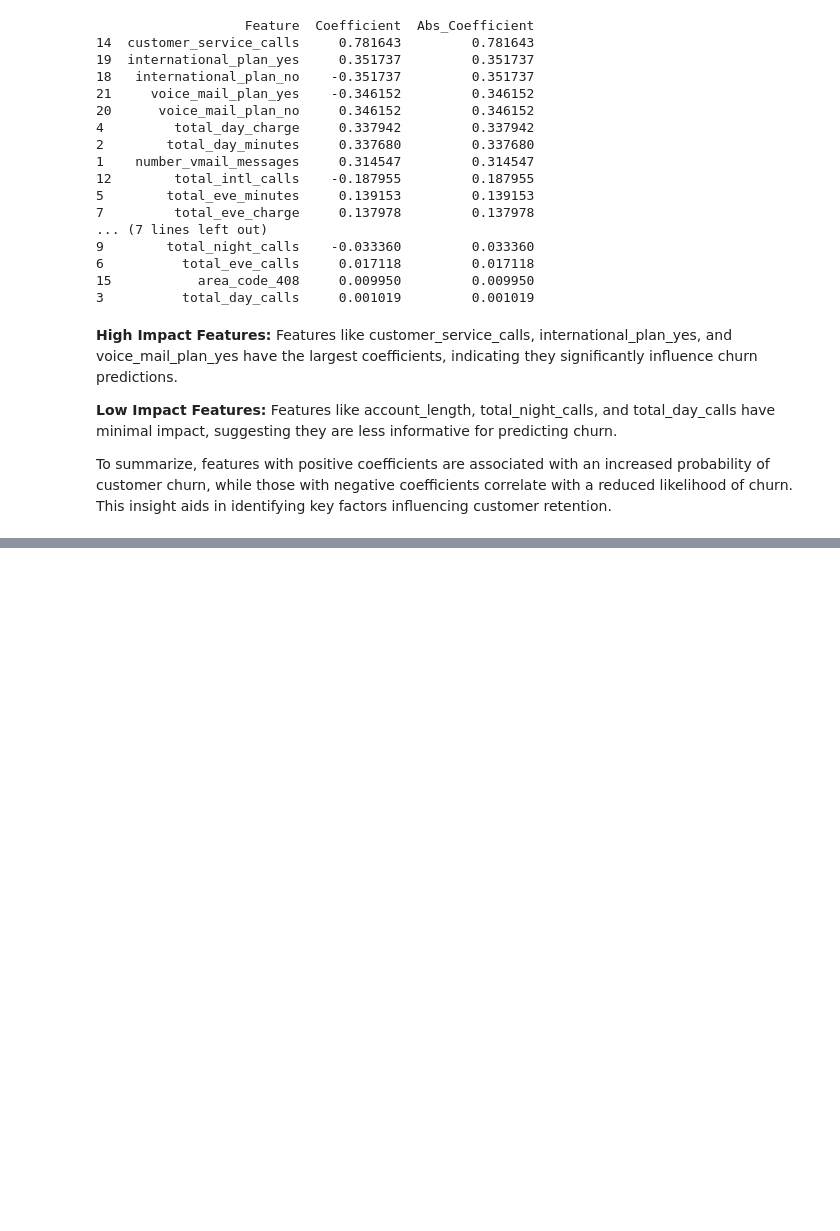
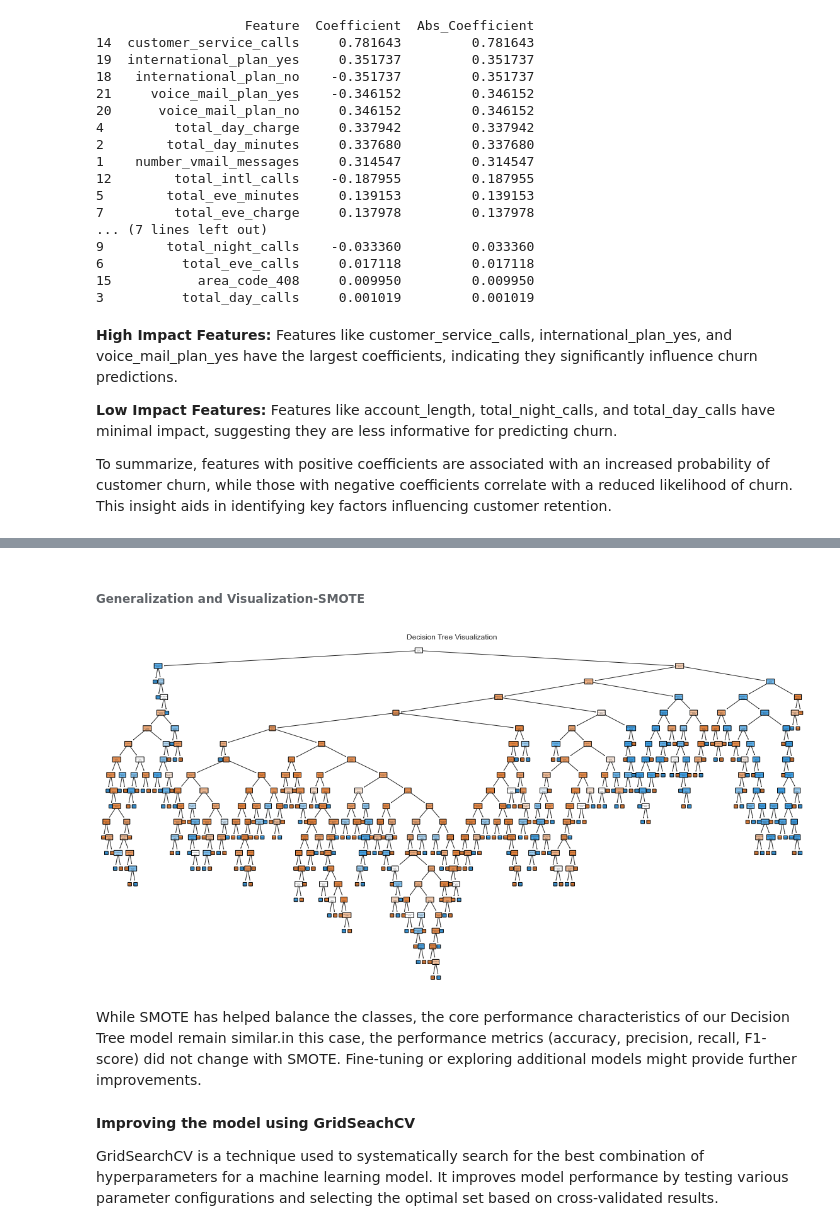
Before and after one commit to Annolyne/Phase3_Project, a Jupyter notebook: index.ipynb, the cells around one changed output, grey strips where cells are left out. Drawn from its saved outputs; the diff is of its cells as text; code cells hidden in the pictures; blank space fills up the shorter version.

```diff
--- a/index.ipynb
+++ b/index.ipynb
@@ -916,0 +973,25 @@ To summarize, features with positive coefficients are associated with an increas
+# %%
+# Apply SMOTE to the training data
+smote = SMOTE(random_state=42)
+X_train_smote, y_train_smote = smote.fit_resample(X_train, y_train)
+
+# Train the Decision Tree Classifier on the oversampled data
+dt_smote = DecisionTreeClassifier(random_state=42)
+dt_smote.fit(X_train_smote, y_train_smote)
+
+# Make predictions on the test set
+y_pred_smote = dt_smote.predict(X_test)
+
+# Evaluate the model's performance
+accuracy_smote = accuracy_score(y_test, y_pred_smote)
+precision_smote = precision_score(y_test, y_pred_smote)
+recall_smote = recall_score(y_test, y_pred_smote)
+f1_smote = f1_score(y_test, y_pred_smote)
+
+# Print the classification report
+print(f'Accuracy: {accuracy_smote:.2f}')
+print(f'Precision: {precision_smote:.2f}')
+print(f'Recall: {recall_smote:.2f}')
+print(f'F1 Score: {f1_smote:.2f}')
+print('Classification Report:')
+print(classification_report(y_test, y_pred_smote))
@@ -916,0 +1033,22 @@ To summarize, features with positive coefficients are associated with an increas
+# %% [markdown]
+###### **Generalization and Visualization-SMOTE** ######
+# %%
+# Plot the Decision Tree
+plt.figure(figsize=(20, 10))
+plot_tree(
+    dt_smote,
+    feature_names=X_test.columns,
+    class_names=['0', '1'],
+    filled=True,
+    rounded=True
+)
+plt.title('Decision Tree Visualization')
+plt.show()
+# %% [output]
+[figure, added]
+# %% [markdown]
+While SMOTE has helped balance the classes, the core performance characteristics of our Decision Tree model remain similar.in this case, the performance metrics (accuracy, precision, recall, F1-score) did not change with SMOTE. Fine-tuning or exploring additional models might provide further improvements.
+# %% [markdown]
+**Improving the model using GridSeachCV**
+
+GridSearchCV is a technique used to systematically search for the best combination of hyperparameters for a machine learning model. It improves model performance by testing various parameter configurations and selecting the optimal set based on cross-validated results.
```
Also changed, not shown: parts of 20 cells of this notebook.
